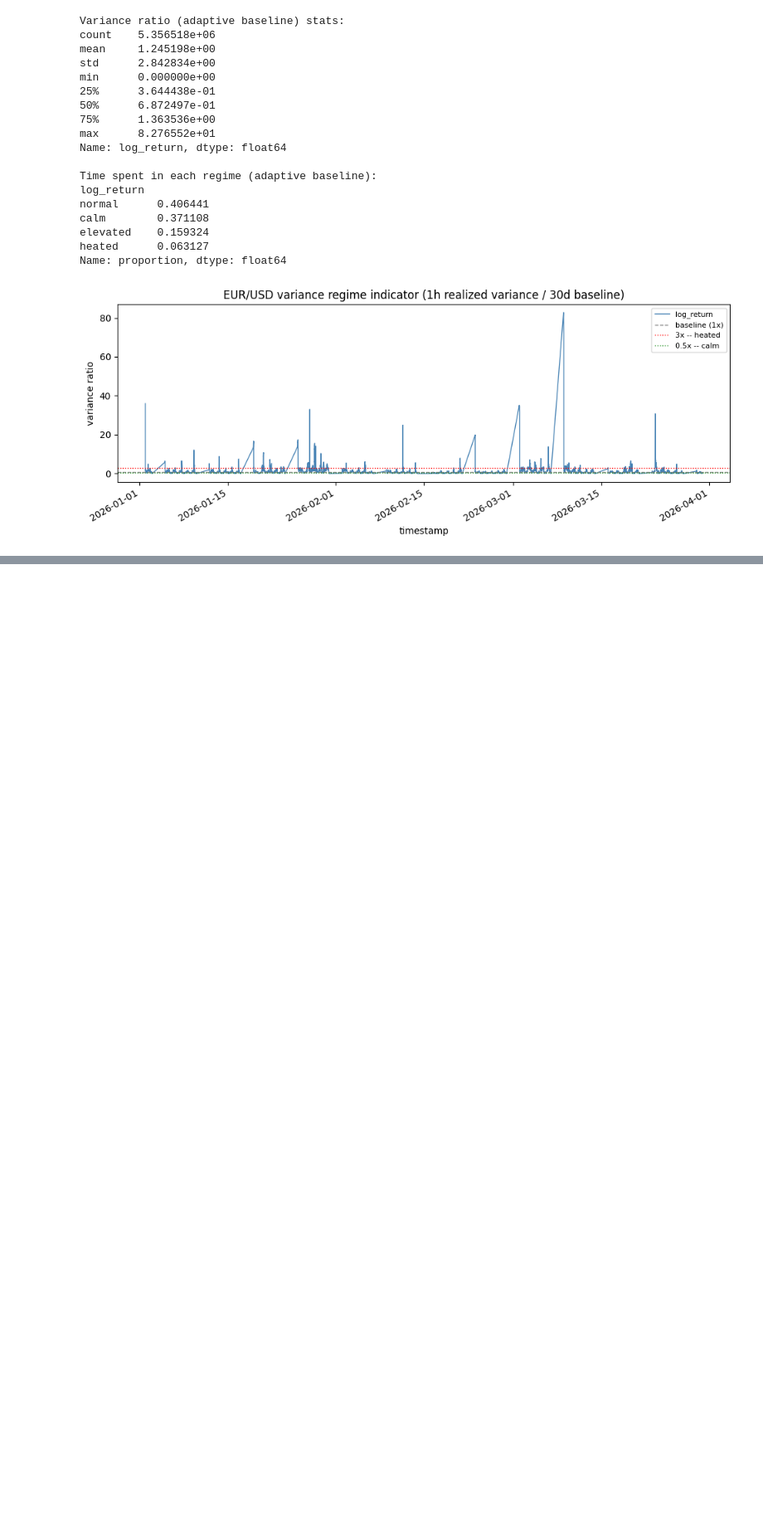
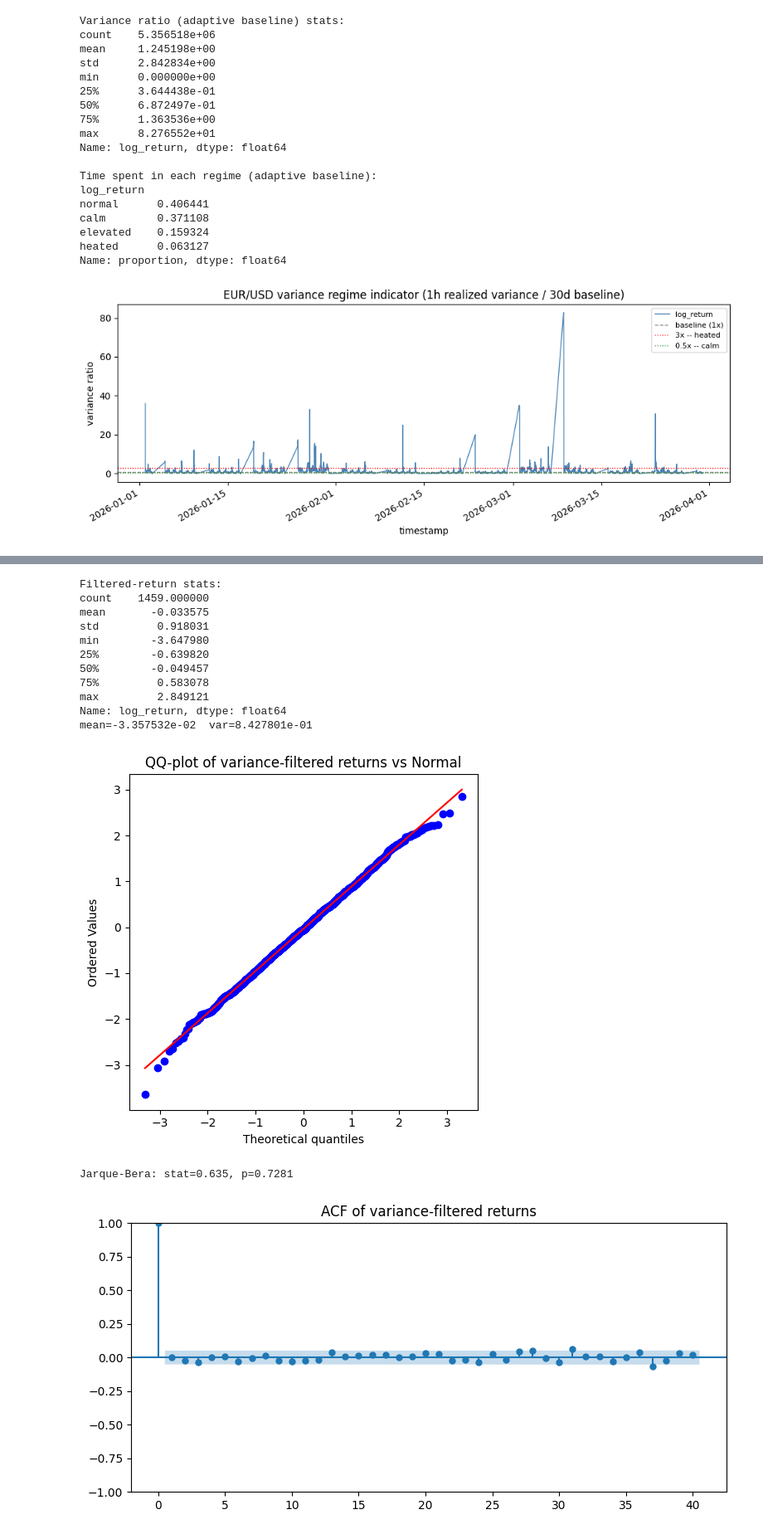
Before and after one commit to anjalivijyan/STOCHASTIC-VOLATILITY-MODELLING-, a Jupyter notebook: lit_rew_&_stylised_facts/regime_indicator.ipynb, the cells around one changed output, grey strips where cells are left out. Shown at 83% size. Drawn from its saved outputs; the diff is of its cells as text; code cells hidden in the pictures; blank space fills up the shorter version.

```diff
--- a/lit_rew_&_stylised_facts/regime_indicator.ipynb
+++ b/lit_rew_&_stylised_facts/regime_indicator.ipynb
@@ -91,14 +89,16 @@ Read the ratio directly: 'It is as if information is flowing
 0.4x as quickly as normal right now'
 (using the most recent value in the series).
 # %%
+from pathlib import Path
+
 start = datetime(2026, 1, 1)
 end = datetime(2026, 3, 31)
 
-parquet_path = NOTEBOOK_DIR / "raw_ticks_2026.parquet"
+parquet_path = Path("raw_ticks_2026.parquet")
 
 if parquet_path.exists():
     raw_ticks_2026 = pd.read_parquet(parquet_path)
-    print(f"Loaded {len(raw_ticks_2026):,} ticks from {parquet_path}")
+    print(f"Loaded {len(raw_ticks):,} ticks from {parquet_path}")
 else:
     raw_ticks_2026 = dukascopy_python.fetch(
         instrument=INSTRUMENT_FX_MAJORS_EUR_USD,
@@ -387,0 +386,72 @@ one means mean-reversion.
+# %%
+"""
+Variance-filtered returns: standardize each hourly return by an estimate
+of its local volatility (sigma_hat = sqrt of realized variance for that
+hour), then re-run the same ACF/Ljung-Box battery used on B_t earlier.
+"""
+
+import numpy as np
+import pandas as pd
+import scipy.stats as stats
+import statsmodels.api as sm
+from statsmodels.stats.diagnostic import acorr_ljungbox
+import matplotlib.pyplot as plt
+
+rv_hourly = (d['log_return']**2).resample('1h').sum().dropna()
+sigma_hat = np.sqrt(rv_hourly)
+
+ret_hourly = d['log_return'].resample('1h').sum().dropna()
+filtered_returns = (ret_hourly / sigma_hat).dropna()
+
+print("Filtered-return stats:")
+print(filtered_returns.describe())
+print(f"mean={filtered_returns.mean():.6e}  var={filtered_returns.var():.6e}\n")
+
+# QQ-plot + Jarque-Bera
+fig, ax = plt.subplots(figsize=(5, 5))
+stats.probplot(filtered_returns, dist="norm", plot=ax)
+ax.set_title("QQ-plot of variance-filtered returns vs Normal")
+plt.tight_layout()
+plt.show()
+
+jb_stat, jb_p = stats.jarque_bera(filtered_returns)
+print(f"Jarque-Bera: stat={jb_stat:.3f}, p={jb_p:.4f}\n")
+
+# ACF of filtered returns -- THE new test
+fig, ax = plt.subplots(figsize=(8, 4))
+sm.graphics.tsa.plot_acf(filtered_returns, lags=40, ax=ax)
+ax.set_title("ACF of variance-filtered returns")
+plt.tight_layout()
+plt.show()
+
+lb_raw = acorr_ljungbox(filtered_returns, lags=[10, 20, 40], return_df=True)
+print("Ljung-Box on filtered returns (raw) -- does direction show up now?")
+print(lb_raw, "\n")
+
+# ACF of squared filtered returns -- sanity check the filtering worked
+sq_filtered = filtered_returns**2
+fig, ax = plt.subplots(figsize=(8, 4))
+sm.graphics.tsa.plot_acf(sq_filtered, lags=40, ax=ax)
+ax.set_title("ACF of squared variance-filtered returns")
+plt.tight_layout()
+plt.show()
+
+lb_sq = acorr_ljungbox(sq_filtered, lags=[10, 20, 40], return_df=True)
+print("Ljung-Box on squared filtered returns -- want: NOT small (confirms")
+print("the volatility clustering was successfully divided out):")
+print(lb_sq, "\n")
+# %% [output]
+Filtered-return stats:
+count    1459.000000
+mean       -0.033575
+std         0.918031
+min        -3.647980
+25%        -0.639820
+50%        -0.049457
+75%         0.583078
+max         2.849121
+Name: log_return, dtype: float64
+mean=-3.357532e-02  var=8.427801e-01
+[figure, added]
+Jarque-Bera: stat=0.635, p=0.7281
+[figure, added]
```
Also changed, not shown: parts of 8 cells of this notebook.
